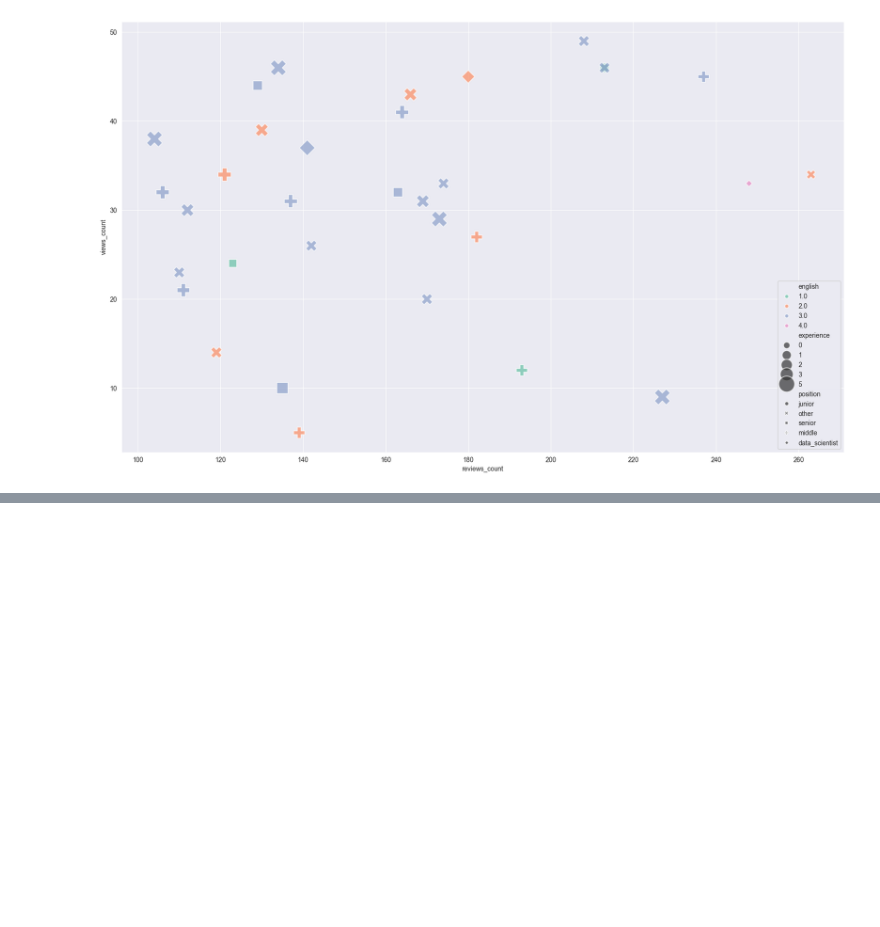
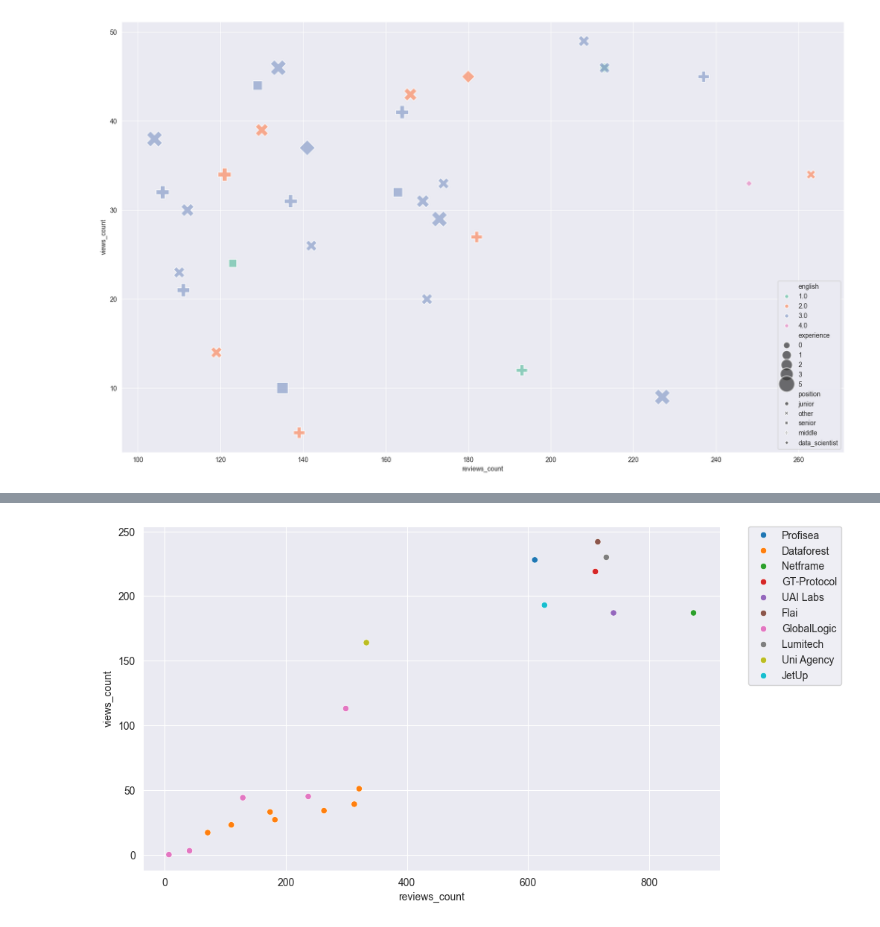
Before and after one commit to Familenko/djinni_statistic, a Jupyter notebook: analytic/main.ipynb, the cells around one changed output, grey strips where cells are left out. Cells and saved outputs as stored; diff of their text form; code cells hidden in the pictures; blank space fills up the shorter version.

```diff
--- a/analytic/main.ipynb
+++ b/analytic/main.ipynb
@@ -580,0 +613,4 @@ cluster_plot(cluster_3)
+# %%
+top_company = df.groupby('company')['views_count'].sum().sort_values(ascending=False)[:10].index.tolist()
+# %%
+top_company = df[df['company'].isin(top_company)]
@@ -580,0 +619,10 @@ cluster_plot(cluster_3)
+# %%
+plt.figure(figsize=(10, 6))
+sns.scatterplot(data=top_company,
+                x='reviews_count',
+                y='views_count',
+                hue='company',
+                sizes=(100, 600))
+plt.legend(bbox_to_anchor=(1.05, 1), loc=2, borderaxespad=0.);
+# %% [output]
+[figure, added]
```
Also changed, not shown: parts of 18 cells of this notebook.
